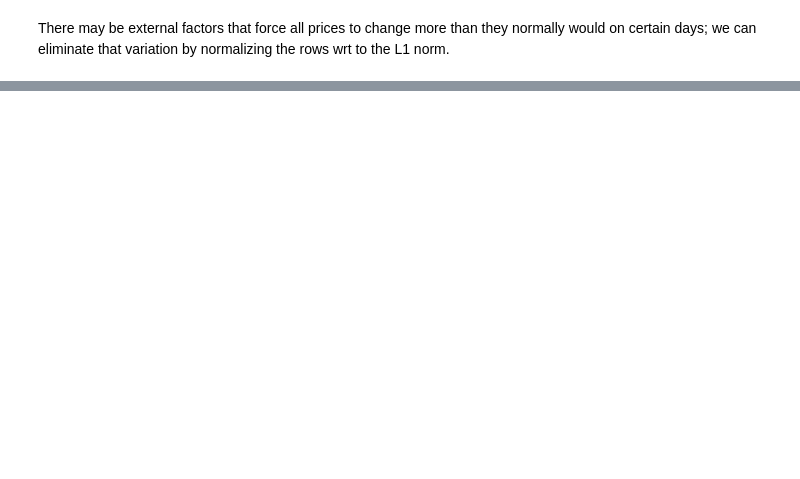
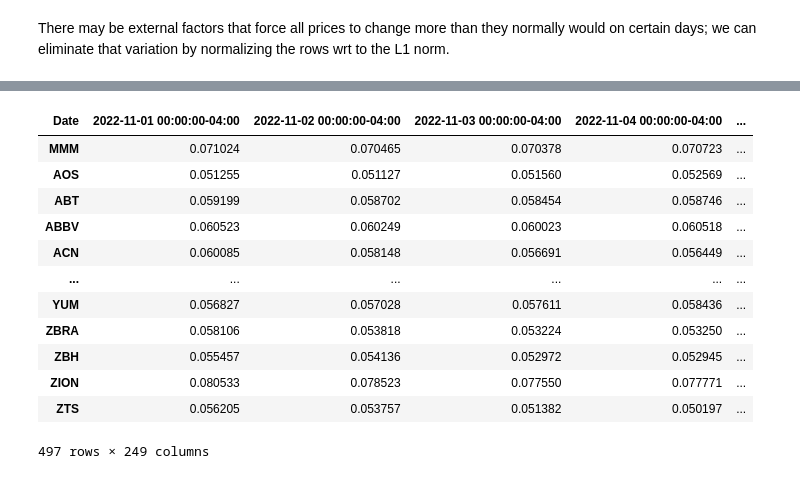
Before and after one commit to AssafBarNatan/SP500-clustering, a Jupyter notebook: silhouette_score_comparisons.ipynb, the cells around one changed output, grey strips where cells are left out. Cells and saved outputs as stored; diff of their text form; code cells hidden in the pictures; blank space fills up the shorter version.

```diff
--- a/silhouette_score_comparisons.ipynb
+++ b/silhouette_score_comparisons.ipynb
@@ -107,0 +273,16 @@ plt.show()
+# %%
+df
+# %% [output]
+| Date | 2022-11-01 00:00:00-04:00 | 2022-11-02 00:00:00-04:00 | 2022-11-03 00:00:00-04:00 | 2022-11-04 00:00:00-04:00 | ... |
+| MMM | 0.071024 | 0.070465 | 0.070378 | 0.070723 | ... |
+| AOS | 0.051255 | 0.051127 | 0.051560 | 0.052569 | ... |
+| ABT | 0.059199 | 0.058702 | 0.058454 | 0.058746 | ... |
+| ABBV | 0.060523 | 0.060249 | 0.060023 | 0.060518 | ... |
+| ACN | 0.060085 | 0.058148 | 0.056691 | 0.056449 | ... |
+| ... | ... | ... | ... | ... | ... |
+| YUM | 0.056827 | 0.057028 | 0.057611 | 0.058436 | ... |
+| ZBRA | 0.058106 | 0.053818 | 0.053224 | 0.053250 | ... |
+| ZBH | 0.055457 | 0.054136 | 0.052972 | 0.052945 | ... |
+| ZION | 0.080533 | 0.078523 | 0.077550 | 0.077771 | ... |
+| ZTS | 0.056205 | 0.053757 | 0.051382 | 0.050197 | ... |
+497 rows × 249 columns
```
Also changed, not shown: parts of 7 cells of this notebook, 12 other files.
